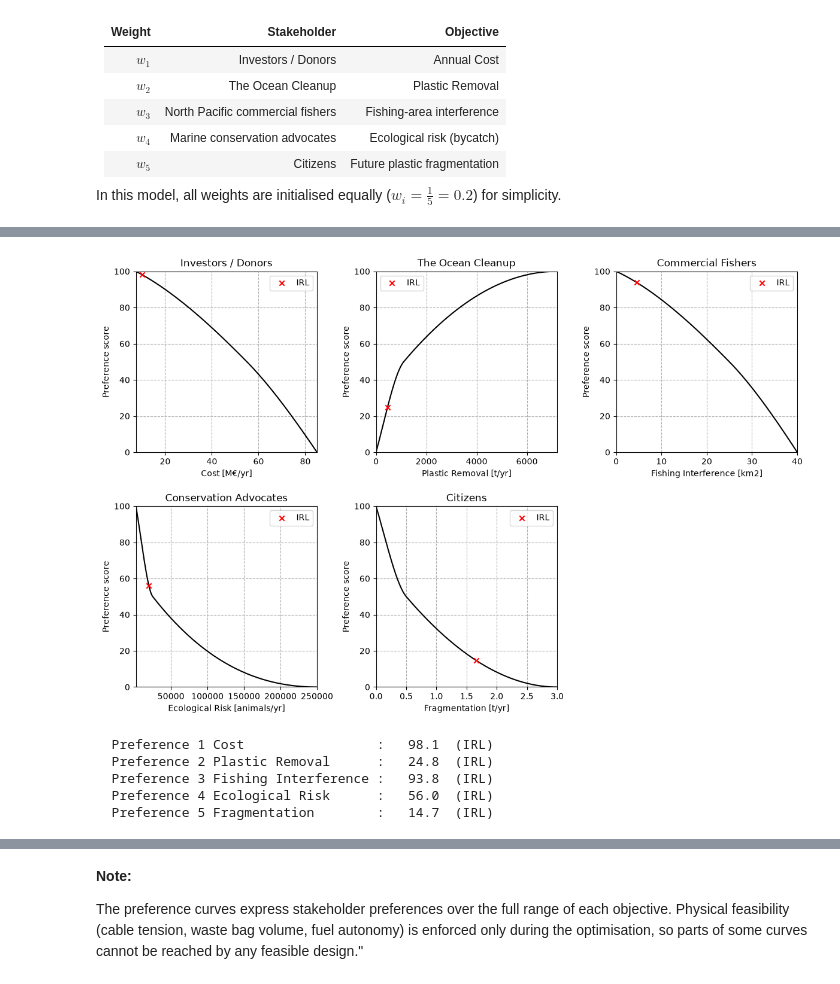
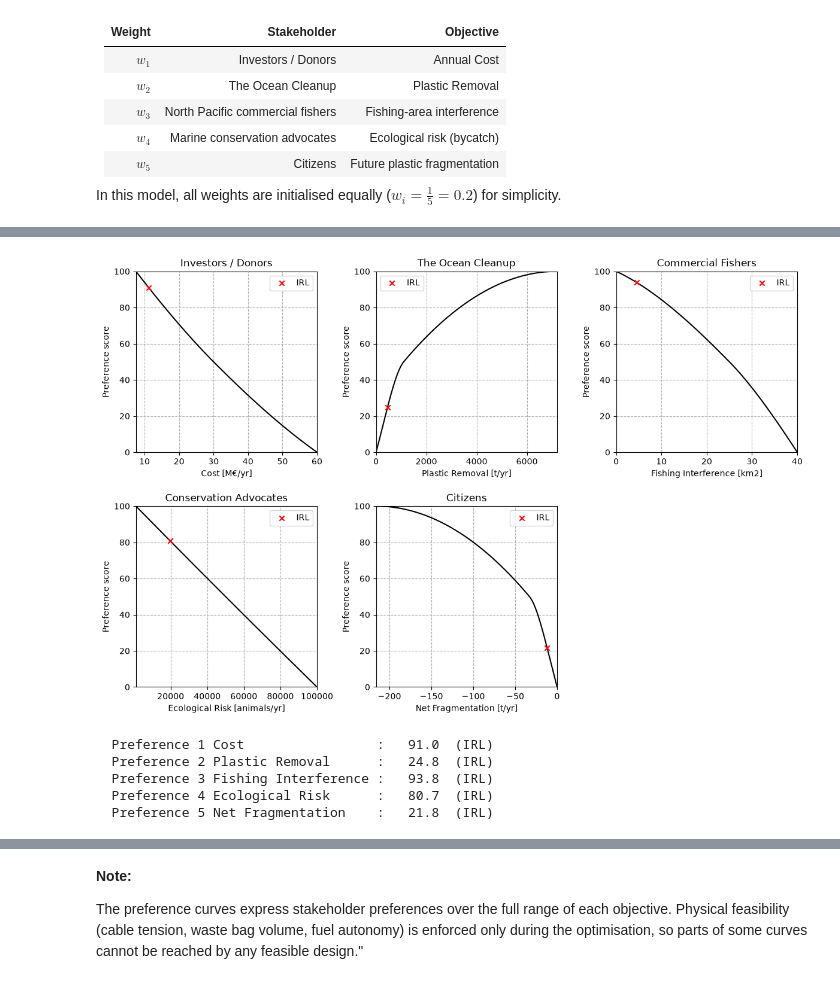
Before and after one commit to LeoLoze/-The_Ocean_CleanUp_System_03-, a Jupyter notebook: Civil-Engineering-Systems-Design-main/Our project/OceanCleanup_System03.ipynb, the cells around one changed output, grey strips where cells are left out. Saved outputs shown, nothing was run; the diff lists cells and outputs as text; code cells hidden in the pictures.

```diff
--- a/Civil-Engineering-Systems-Design-main/Our project/OceanCleanup_System03.ipynb
+++ b/Civil-Engineering-Systems-Design-main/Our project/OceanCleanup_System03.ipynb
@@ -234,7 +244,7 @@ plastic_size_char = 50      # characteristic size of the plastic size distributi
 charter_cost      = 7.5e6   # fixed cost per system: two vessels + crew per year [EUR/yr] - The Ocean Cleanup (2024)
 material_cost     = 150     # barrier / skirt material cost per m2 of skirt [EUR/m2] - Cleaner Ocean Foundation (2023)
 barrier_lifetime  = 5       # lifetime of the barrier, used to annualise material cost [yr] - Tanis (2016)
-drag_coeff        = 0.85    # drag coefficient of the porous barrier/skirt [-] (below 1.0 of a solid flat plate)
+drag_coeff        = 1.2    # drag coefficient of the porous barrier/skirt [-] (below 1.0 of a solid flat plate)
 prop_efficiency   = 0.6     # propulsion efficiency of the towing vessels [-] - Saettone et al. (2021)
 fuel_cost         = 0.25    # fuel cost per kWh of delivered towing energy [EUR/kWh]
 
@@ -259,6 +269,7 @@ mesh_ref          = 10      # mesh size of the reference system (System 002) [mm
 # Objective 5 - Future plastic fragmentation
 
 frag_factor       = 0.01    # fraction of passing plastic that fragments at a towing speed of 1 m/s [-] - The Ocean Cleanup (2026)
+natural_frag_rate = 0.03    # share of floating plastic mass that degrades into microplastic per year, d [1/yr] - Lebreton et al. (2019)
 # %%
 # Define objective functions
 
@@ -322,14 +333,19 @@ def objective_function_5(x1, x2, x3, x4, x5):
     '''
     Future plastic-fragmentation function (Citizens).
 
-    :return: float of microplastic created/released by all systems in tonnes per year.
+    :return: float of net microplastic formation in tonnes per year: created by all systems minus avoided by removal
+    (negative = more microplastic avoided than created).
     '''
 
     encountered      = plastic_density * x2 * x4 * T_op                  # [kg/yr] plastic in front of one system
     passing_fraction = 1 - np.exp(-x5 / plastic_size_char)               # [-] share of plastic mass smaller than the mesh
     fragmentation    = frag_factor * x4**2                               # [-] share that fragments, grows with speed
+    created          = x3 * encountered * passing_fraction * fragmentation / 1000   # [t/yr] microplastic created by the systems
 
-    return x3 * encountered * passing_fraction * fragmentation / 1000
+    removed          = objective_function_2(x1, x2, x3, x4, x5)          # [t/yr] plastic taken out of the ocean
+    avoided          = natural_frag_rate * removed                       # [t/yr] microplastic this plastic would have formed in one year
+
+    return created - avoided
 
 
 # Define the list of objectives with their corresponding names, units and stakeholders for later use in plotting and analysis
@@ -338,7 +354,7 @@ objectives = [
     (objective_function_2, "Plastic Removal",      "t/yr",       "The Ocean Cleanup"),
     (objective_function_3, "Fishing Interference", "km2",        "Commercial Fishers"),
     (objective_function_4, "Ecological Risk",      "animals/yr", "Conservation Advocates"),
-    (objective_function_5, "Fragmentation",        "t/yr",       "Citizens"),
+    (objective_function_5, "Net Fragmentation",    "t/yr",       "Citizens"),
 ]
 # %% [markdown]
 As in the reef example, the attainable minimum and maximum of each objective is computed as a sanity check. If a range is physically unreasonable, revisit the constants above. The ranges also define the interval over which the preference curves are drawn. The value of the reference design `X_irl` is printed for comparison.
@@ -423,17 +439,17 @@ Each preference curve is then combined with its corresponding objective function
 # Three points per stakeholder: ideal (100), halfway satisfied (50) and unacceptable (0).
 # The 50-point sets the curve shape. Values beyond the outer points are clipped in pref_score below.
 
-prefs_before = [[[7.5, 55, 85],             [100, 50, 0]],          # preference cost [MEUR/yr]
+prefs_before = [[[7.5, 30, 60],             [100, 50, 0]],          # preference cost [MEUR/yr]
                 [[0, 1100, 7200],           [0, 50, 100]],          # preference plastic removal [t/yr]
                 [[0, 25, 40],               [100, 50, 0]],          # preference fishing-area interference [km2]
-                [[2e3, 2.5e4, 2.5e5],       [100, 50, 0]],          # preference ecological risk (bycatch) [animals/yr]
-                [[0, 0.5, 3],               [100, 50, 0]]]          # preference future plastic fragmentation [t/yr]
+                [[1e3, 5e4, 1e5],       [100, 50, 0]],          # preference ecological risk (bycatch) [animals/yr]
+                [[-216, -33, 0],            [100, 50, 0]]]          # preference future plastic fragmentation, net [t/yr]
 
-pref_after = [[[7.5, 55, 85],               [100, 50, 0]],          # update after the stakeholder game
+pref_after = [[[7.5, 30, 60],               [100, 50, 0]],          # update after the stakeholder game
               [[0, 1100, 7200],             [0, 50, 100]],
               [[0, 25, 40],                 [100, 50, 0]],
-              [[2e3, 2.5e4, 2.5e5],         [100, 50, 0]],
-              [[0, 0.5, 3],                 [100, 50, 0]]]
+              [[1e3, 5e4, 1e5],         [100, 50, 0]],
+              [[-216, -33, 0],              [100, 50, 0]]]
 
 prefs = prefs_before  # set to which preferences to use
 
@@ -507,39 +523,39 @@ def pref_func_5(x1, x2, x3, x4, x5):
 pref_funcs = [pref_func_1, pref_func_2, pref_func_3, pref_func_4, pref_func_5]  # list of preference functions for easier handling
 
 # Preference scores of the reference design
 for i, (pf, (_, name, _, _)) in enumerate(zip(pref_funcs, objectives), 1):
     print(f"  Preference {i} {name:<21}: {float(pf(*X_irl)):6.1f}  (IRL)")
 
 
 def objective(variables):
     """
     Objective function that is fed to the GA. Calles the separate preference functions that are declared above.
 
     :param variables: array with design variable values per member of the population. Can be split by using array
     slicing
     :return: 1D-array with aggregated preference scores for the members of the population.
     """
     x1 = variables[:, 0]
     x2 = variables[:, 1]
     x3 = variables[:, 2]
     x4 = variables[:, 3]
     x5 = variables[:, 4]
 
     # calculate the preference scores
     p_1 = pref_func_1(x1, x2, x3, x4, x5)
     p_2 = pref_func_2(x1, x2, x3, x4, x5)
     p_3 = pref_func_3(x1, x2, x3, x4, x5)
     p_4 = pref_func_4(x1, x2, x3, x4, x5)
     p_5 = pref_func_5(x1, x2, x3, x4, x5)
 
     return weights, [p_1, p_2, p_3, p_4, p_5]
 # %% [output]
-[figure, old version]
+[figure, new version]
-  Preference 1 Cost                 :   98.1  (IRL)
+  Preference 1 Cost                 :   91.0  (IRL)
   Preference 2 Plastic Removal      :   24.8  (IRL)
   Preference 3 Fishing Interference :   93.8  (IRL)
-  Preference 4 Ecological Risk      :   56.0  (IRL)
-  Preference 5 Fragmentation        :   14.7  (IRL)
+  Preference 4 Ecological Risk      :   80.7  (IRL)
+  Preference 5 Net Fragmentation    :   21.8  (IRL)
 # %% [markdown]
 ## Optimisation
 
```
Also changed, not shown: parts of 9 cells of this notebook, 11 other files.
